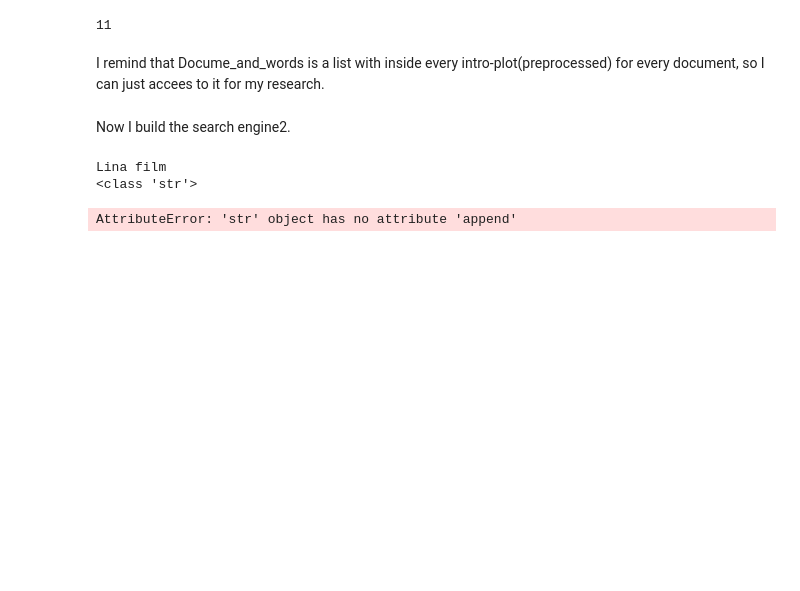
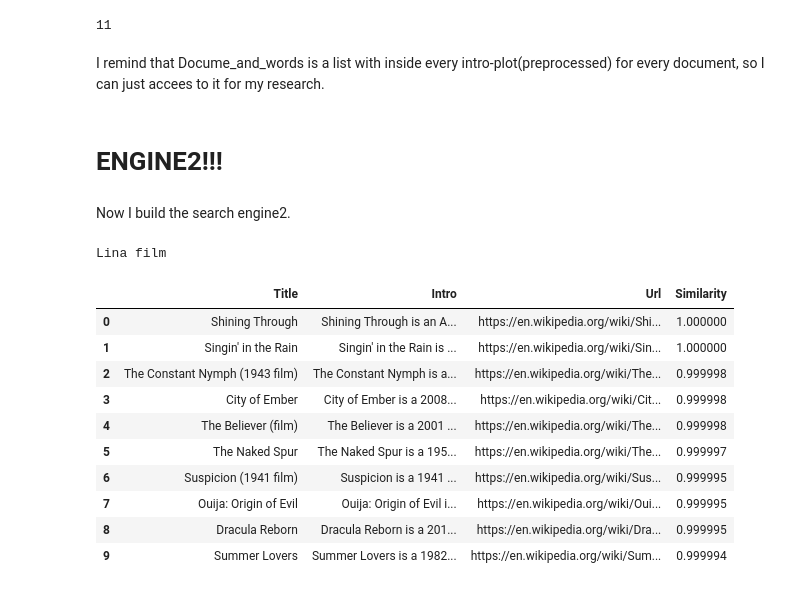
Before and after one commit to Debodeep94/ADM_HW3_Which_movie_to_watch, a Jupyter notebook: HMK3Leo.ipynb, the cells around one changed output. Drawn from its saved outputs; the diff is of its cells as text; code cells hidden in the pictures; blank space fills up the shorter version.

```diff
--- a/HMK3Leo.ipynb
+++ b/HMK3Leo.ipynb
@@ -660,6 +660,8 @@ for i in range(30000):
     words = wordssplitted1+wordssplitted2
     A = " ".join(words)
     Docum_and_words.append(A)
+# %% [markdown]
+# ENGINE2!!!
 # %% [markdown]
 Now I build the search engine2.
 # %%
@@ -693,7 +695,7 @@ def searchengine2(y):
                 if film in diction2[yfinal[codes]]:
                     new.append(film)
             final_values = new
-        megaDataframe = pd.DataFrame(columns = ['Title', 'Intro', 'Url'])
+        megaDataframe = pd.DataFrame(columns = ['Title', 'Intro', 'Url', 'Similarity'])
     #megaDataframe
         if not final_values:
             return print("Wow no film matched my quiery, I need more films to compare!")
@@ -703,48 +705,63 @@ def searchengine2(y):
             for film in final_values:
                 item = []
                 for code in yfinal:
                     for value in diction3[code]:
                         if film in value:
                             item.append(value[1])
                             break
                 lstofl.append(item)
            # print(lstofl)
             #Now I have to create the inquiry vector and get the cosine similarity of beetween it and every component of lstofl
-            #code
             query = []
             for i in y:
                 #print(idfdict[i])
                 query.append(tf(i,y)*idfdict[i])
             #print(query)
             cossim = []
             for vector in lstofl:
                 cossim.append(cosine_similarity(query, vector))
             #print(cossim) #the cosine similariotyb in order of apparition of my document
             dict_sim = {}
             for indx in range(len(cossim)):
                 sim = cossim[indx]
                 if sim not in dict_sim:
-                    dict_sim[sim]=final_values[indx]
+                    dict_sim[sim]=[final_values[indx]]
                 else:
-                    print( type(dict_sim[sim]))
+                    #print( type(dict_sim))
                     dict_sim[sim].append(final_values[indx])
-            largest_nums = hq.nlargest(4, cossim)
-            print(largest_nums)
+            Peak = 10
+            to_select = hq.nlargest(Peak, cossim)
+            #print(to_select)
             k=0
-            for document in final_values:
-                totakeurl = document.replace('Cleantsv/filmclean-','')
-                totakeurl = str(int(totakeurl.replace('.tsv', '')))
-                url = dicturls[totakeurl]
-                temporary = pd.read_csv('Tsvfiles/'+'film'+(totakeurl)+'.tsv',delimiter='\t' )
-                title = temporary['title'][0]
-                intro =  temporary['intro'][0].replace('\r\n','')
-                new_row = [title, intro, url]
-                megaDataframe.loc[k]=new_row
-                k=k+1
-            return megaDataframe
+            #Now i have the name key(cossim) and values(docum) and I have to take the first 15 of them.
+            for i in to_select:
+                if(k<Peak):
+                    for document in dict_sim[i]:
+                            if(k>Peak):
+                                return megaDataframe
+                            totakeurl = document.replace('Cleantsv/filmclean-','')
+                            totakeurl = str(int(totakeurl.replace('.tsv', '')))
+                            url = dicturls[totakeurl]
+                            Similarity = i
+                            temporary = pd.read_csv('Tsvfiles/'+'film'+(totakeurl)+'.tsv',delimiter='\t' )
+                            title = temporary['title'][0]
+                            intro =  temporary['intro'][0].replace('\r\n','')
+                            new_row = [title, intro, url, Similarity]
+                            megaDataframe.loc[k]=new_row
+                            k=k+1
+            return  megaDataframe
 A = searchengine2(y)
 A
 # %% [output]
 Lina film
-<class 'str'>
-AttributeError: 'str' object has no attribute 'append'
+|  | Title | Intro | Url | Similarity |
+| 0 | Shining Through | Shining Through is an A... | https://en.wikipedia.org/wiki/Shi... | 1.000000 |
+| 1 | Singin' in the Rain | Singin' in the Rain is ... | https://en.wikipedia.org/wiki/Sin... | 1.000000 |
+| 2 | The Constant Nymph (1943 film) | The Constant Nymph is a... | https://en.wikipedia.org/wiki/The... | 0.999998 |
+| 3 | City of Ember | City of Ember is a 2008... | https://en.wikipedia.org/wiki/Cit... | 0.999998 |
+| 4 | The Believer (film) | The Believer is a 2001 ... | https://en.wikipedia.org/wiki/The... | 0.999998 |
+| 5 | The Naked Spur | The Naked Spur is a 195... | https://en.wikipedia.org/wiki/The... | 0.999997 |
+| 6 | Suspicion (1941 film) | Suspicion is a 1941 ... | https://en.wikipedia.org/wiki/Sus... | 0.999995 |
+| 7 | Ouija: Origin of Evil | Ouija: Origin of Evil i... | https://en.wikipedia.org/wiki/Oui... | 0.999995 |
+| 8 | Dracula Reborn | Dracula Reborn is a 201... | https://en.wikipedia.org/wiki/Dra... | 0.999995 |
+| 9 | Summer Lovers | Summer Lovers is a 1982... | https://en.wikipedia.org/wiki/Sum... | 0.999994 |
```
Also changed, not shown: parts of 7 cells of this notebook.
